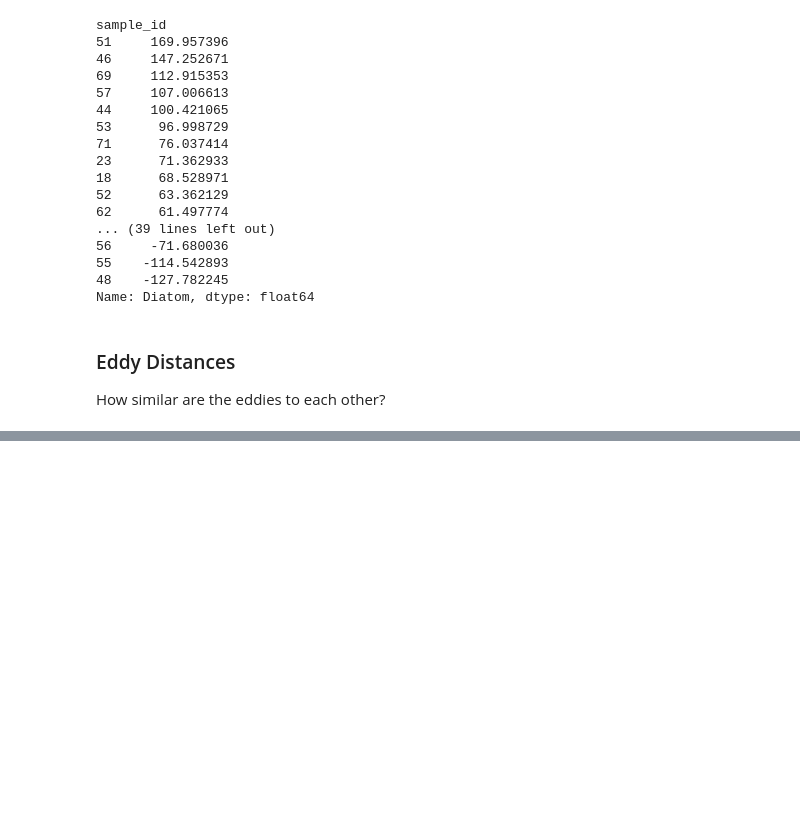
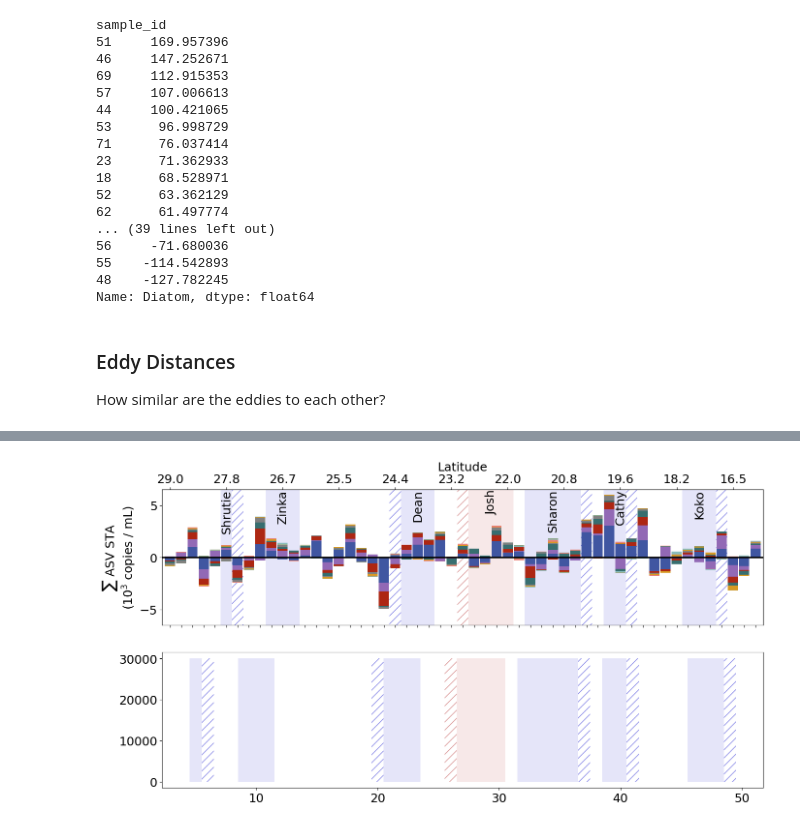
Before and after one commit to lexi-jones/G4_phyto_advection, a Jupyter notebook: phytoplankton_pipeline/dispersal_vs_eco_metrics_v9.ipynb, the cells around one changed output, grey strips where cells are left out. Saved outputs shown, nothing was run; the diff lists cells and outputs as text; code cells hidden in the pictures; blank space fills up the shorter version.

```diff
--- a/phytoplankton_pipeline/dispersal_vs_eco_metrics_v9.ipynb
+++ b/phytoplankton_pipeline/dispersal_vs_eco_metrics_v9.ipynb
@@ -1471,0 +1488,19 @@ Cathy: 3934.572503992024
+# %%
+euk_cols = ['Prymnesiophyte','Dinoflagellate', 'Dictyochophyte', 'Chrysophyte','Unknown Eukaryote Chloroplast', 'Pelagophyte', 'Diatom', 'Chlorophyte','Prasinodermophyte', 'Cryptophyte']
+euk_sum_sorted = div_merged_df[euk_cols]
+# %%
+euk_color_dict = {'Prymnesiophyte':['#4056A1'],
+             'Dinoflagellate':['#9269b5'],
+             'Dictyochophyte':['#ad2713'],
+             'Chrysophyte':['#376E6F'],
+             'Unknown Eukaryote Chloroplast':['#808080'],
+             'Pelagophyte':['#D79922'],
+             'Diatom':['#E98074'],
+             'Chlorophyte':['#88BDBC'],
+             'Prasinodermophyte':['#899c75'],
+             'Cryptophyte':['#e6ccb3']}
+# %%
+euk_group_colors = []
+for group in euk_sum_sorted.columns:
+    euk_group_colors.append(euk_color_dict[group][0])
+euk_group_colors
@@ -1471,0 +1539,69 @@ Cathy: 3934.572503992024
+# %%
+fig,ax = plt.subplots(2,1,figsize=(16,8))
+
+################# STA PLOT #################
+plot = euk_sum_sorted.plot(kind='bar',stacked=True,ax=ax[0],width=0.9,color=euk_group_colors)
+ax[0].get_legend().remove()
+ax[0].axhline(0,c='k',linewidth=2)
+ax[0].set_xlabel('')
+
+pwr = 3
+ax[0].ticklabel_format(axis='y', style='sci', scilimits=(pwr,pwr)) # Add sci notation
+ax[0].yaxis.get_offset_text().set_visible(False) # Remove sci notation label
+ax[0].set_ylabel('$\sum$ ASV STA\n($10^%s$ copies / mL)'%(pwr),fontsize=fontsize)
+
+
+ax1 = ax[0].twiny()
+ax1.set_xlim(ax[0].get_xlim())
+ax1.set_xticks(np.arange(0,53,5))
+ax1.set_xticklabels([str(round(i,1)) for i in metadata_df[12:].latitude][::5])
+ax1.set_xlabel('Latitude')
+
+ymin0,ymax0 = -6500,6500
+ax[0].set_ylim([ymin0,ymax0])
+
+# Eddy labels
+ax[0].text(4.5,ymax0,'Shrutie',rotation=90,verticalalignment='top')
+ax[0].text(9.5,ymax0,'Zinka',rotation=90,verticalalignment='top')
+ax[0].text(21.5,ymax0,'Dean',rotation=90,verticalalignment='top')
+ax[0].text(28,ymax0,'Josh',rotation=90,verticalalignment='top')
+ax[0].text(33.5,ymax0,'Sharon',rotation=90,verticalalignment='top')
+ax[0].text(39.5,ymax0,'Cathy',rotation=90,verticalalignment='top')
+ax[0].text(46.5,ymax0,'Koko',rotation=90,verticalalignment='top')
+
+ax[0].set_xticklabels([])
+
+ymin1,ymax1 = 0,30000
+
+################# EDDY SHADING #################
+
+eddy_type_dict = {'in_anti':['firebrick','x'],
+                  'near_anti':['firebrick','//'],
+                  'in_cyc':['mediumblue','x'],
+                  'near_cyc':['mediumblue','//']}
+
+
+for eddy_type,values in eddy_type_dict.items():
+    eddy_ids = np.unique(metadata_df[12:].iloc[np.where(metadata_df[12:][eddy_type] != 0)[0]][eddy_type])
+    for ID in eddy_ids:
+        inds = np.where([metadata_df[12:][eddy_type] == ID])[1]
+
+        for a in ax:
+            if a == ax[0]:
+                ymin,ymax=ymin0,ymax0
+            elif a == ax[1]:
+                ymin,ymax=ymin1,ymax1
+
+            if (eddy_type == 'in_anti') or (eddy_type == 'in_cyc'):
+                a.fill_between([inds[0]-0.5,inds[-1]+0.5],ymin,y2=ymax,
+                                facecolor=values[0],alpha=0.1,linewidth=0,zorder=0)
+            else:
+                for i in np.arange(0,len(inds)):
+                    a.fill_between([inds[i]-0.5,inds[i]+0.5],ymin,y2=ymax,hatch=values[1],
+                                facecolor='none', edgecolor=values[0],alpha=0.5,linewidth=0,zorder=0)
+
+
+#plt.savefig(euk_paper_dir + 'figs/prelim/euk_group_STA_v3.pdf',dpi=350, bbox_inches='tight', format='pdf')
+#plt.show()
+# %% [output]
+[figure, added]
```
Also changed, not shown: parts of 30 cells of this notebook.
